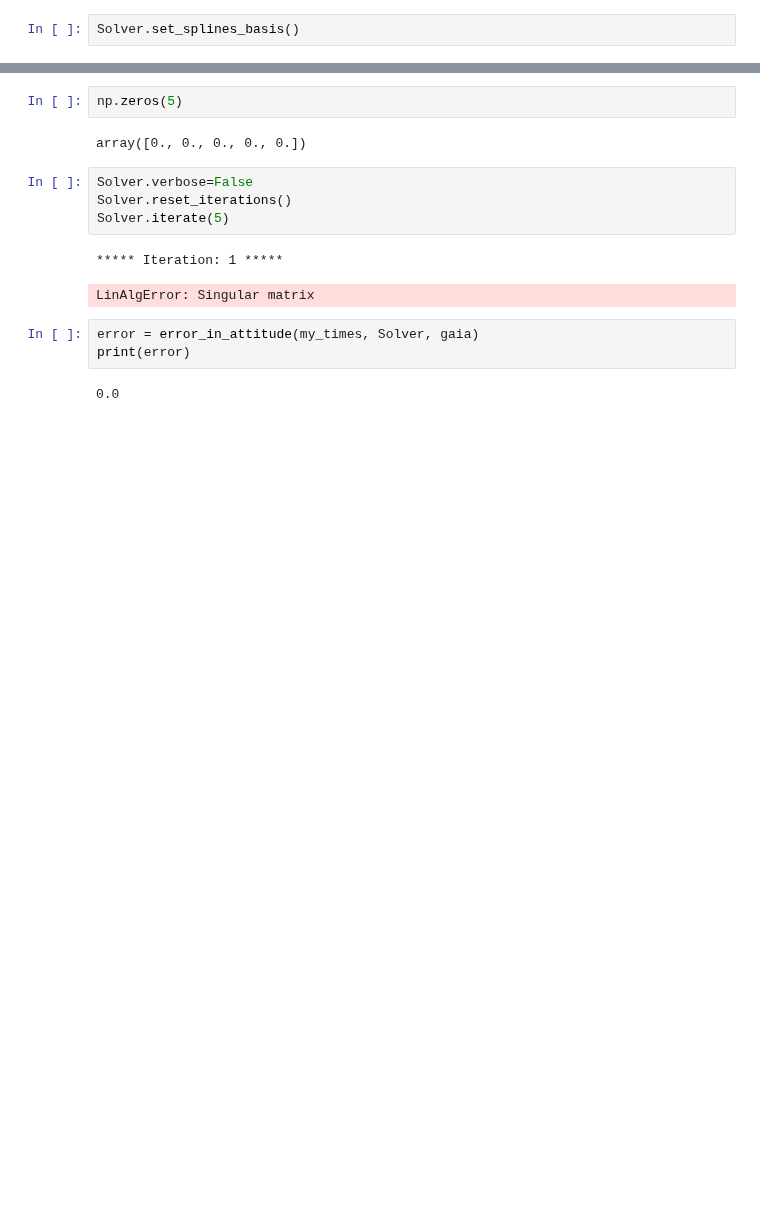
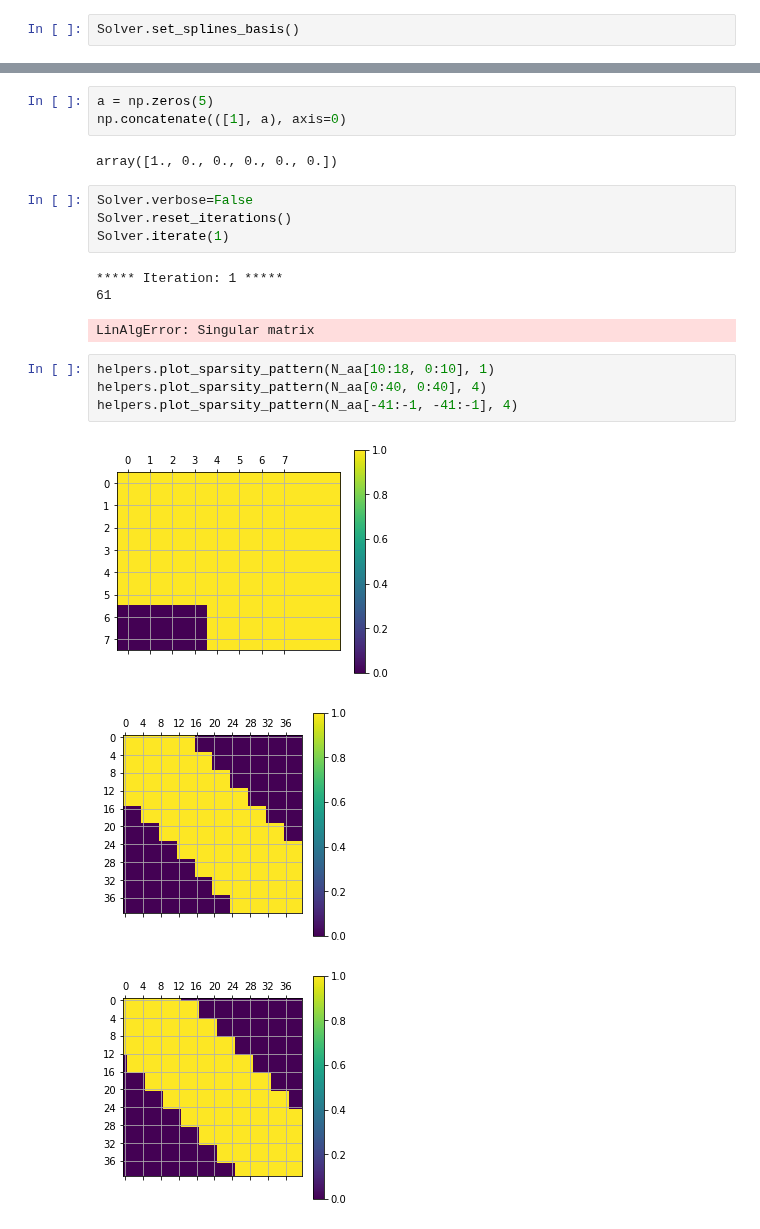
Before and after one commit to bombrun/GaiaLab, a Jupyter notebook: notebooks/4-test_attitude_update.ipynb, the cells around one changed output, grey strips where cells are left out. Saved outputs shown, nothing was run; the diff lists cells and outputs as text; blank space fills up the shorter version.

```diff
--- a/notebooks/4-test_attitude_update.ipynb
+++ b/notebooks/4-test_attitude_update.ipynb
@@ -308,16 +213,21 @@ artifi:  0.7984551672615308
-# %%
-np.zeros(5)
-# %% [output]
-array([0., 0., 0., 0., 0.])
+# %%
+a = np.zeros(5)
+np.concatenate(([1], a), axis=0)
+# %% [output]
+array([1., 0., 0., 0., 0., 0.])
 # %%
 Solver.verbose=False
 Solver.reset_iterations()
-Solver.iterate(5)
+Solver.iterate(1)
 # %% [output]
 ***** Iteration: 1 *****
+61
 LinAlgError: Singular matrix
-# %%
-error = error_in_attitude(my_times, Solver, gaia)
-print(error)
-# %% [output]
-0.0
+# %%
+helpers.plot_sparsity_pattern(N_aa[10:18, 0:10], 1)
+helpers.plot_sparsity_pattern(N_aa[0:40, 0:40], 4)
+helpers.plot_sparsity_pattern(N_aa[-41:-1, -41:-1], 4)
+# %% [output]
+[figure, added]
+[figure, added]
+[figure, added]
```
Also changed, not shown: parts of 18 cells of this notebook, 5 other files.
